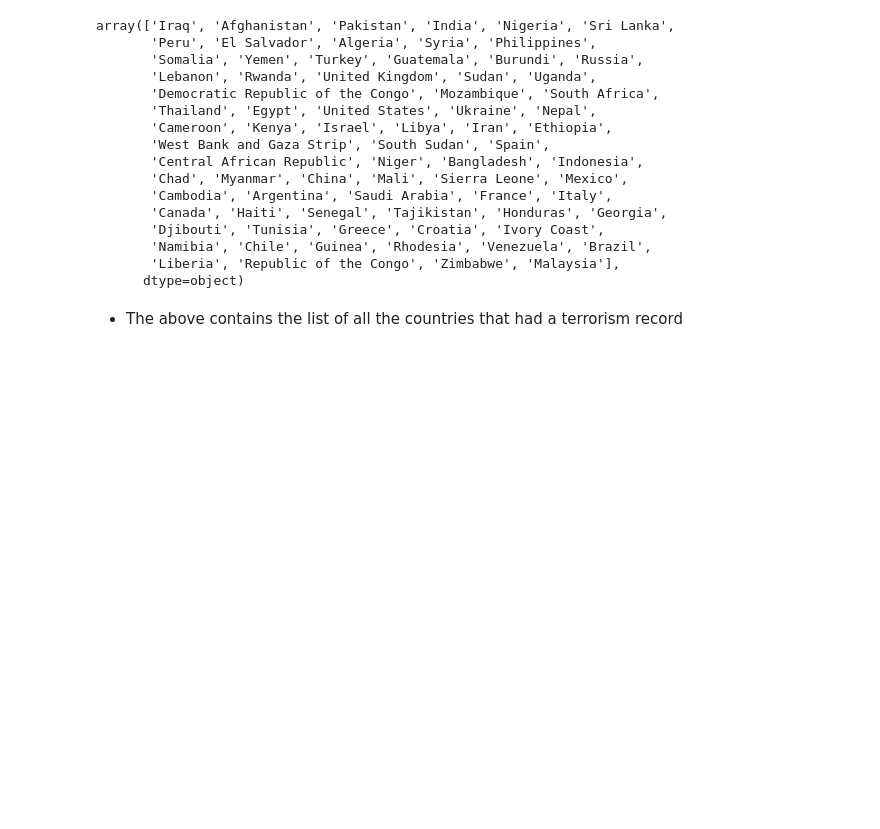
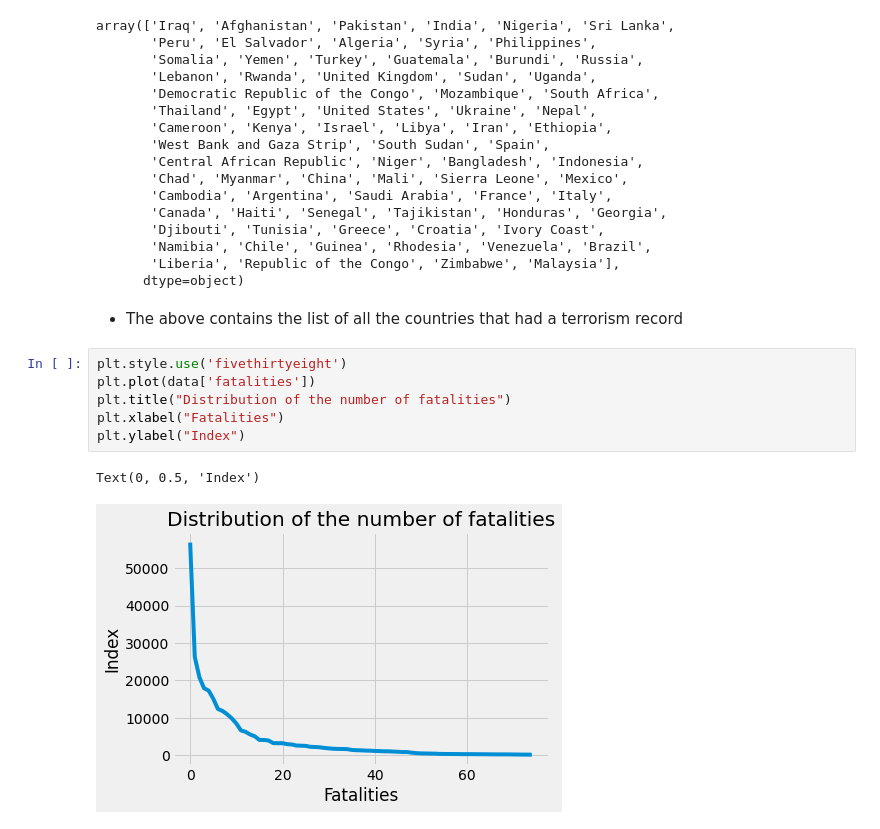
Before and after one commit to praiseolawoore/top-terror-countries, a Jupyter notebook: ttc.ipynb, the cells around one changed output. Cells and saved outputs as stored; diff of their text form; blank space fills up the shorter version.

```diff
--- a/ttc.ipynb
+++ b/ttc.ipynb
@@ -88,3 +88,12 @@ array(['Iraq', 'Afghanistan', 'Pakistan', 'India', 'Nigeria', 'Sri Lanka',
       dtype=object)
 # %% [markdown]
 * The above contains the list of all the countries that had a terrorism record
+# %%
+plt.style.use('fivethirtyeight')
+plt.plot(data['fatalities'])
+plt.title("Distribution of the number of fatalities")
+plt.xlabel("Fatalities")
+plt.ylabel("Index")
+# %% [output]
+Text(0, 0.5, 'Index')
+[figure, added]
```
